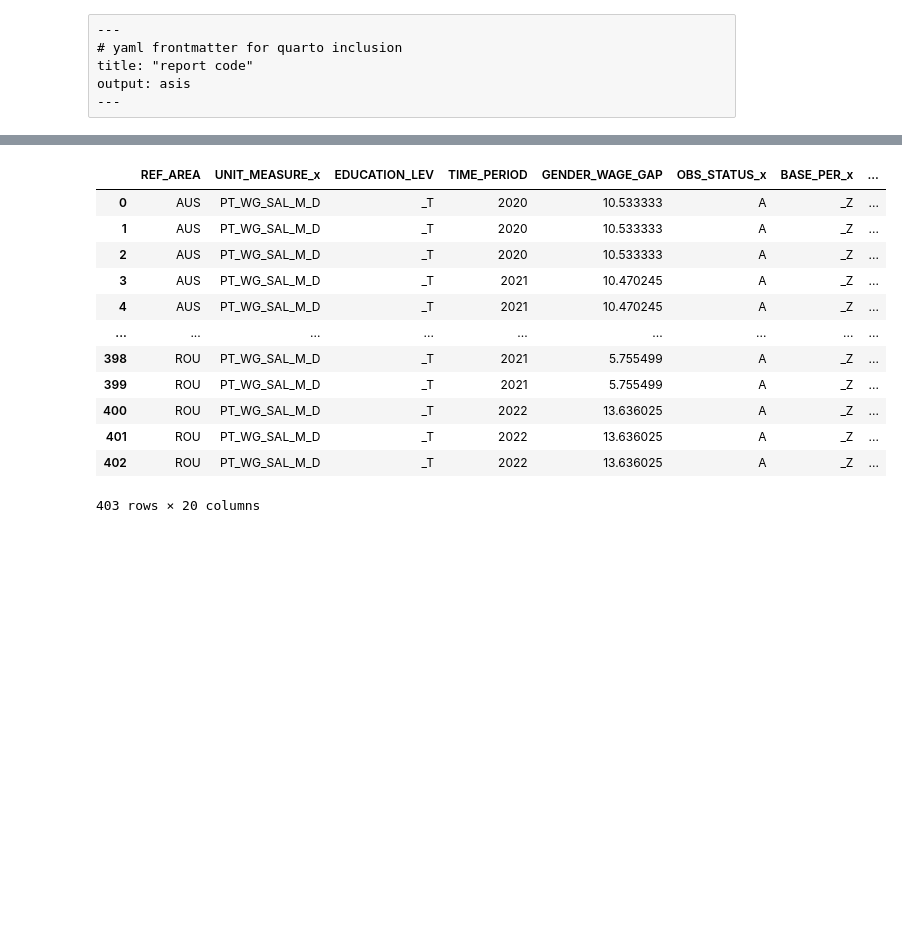
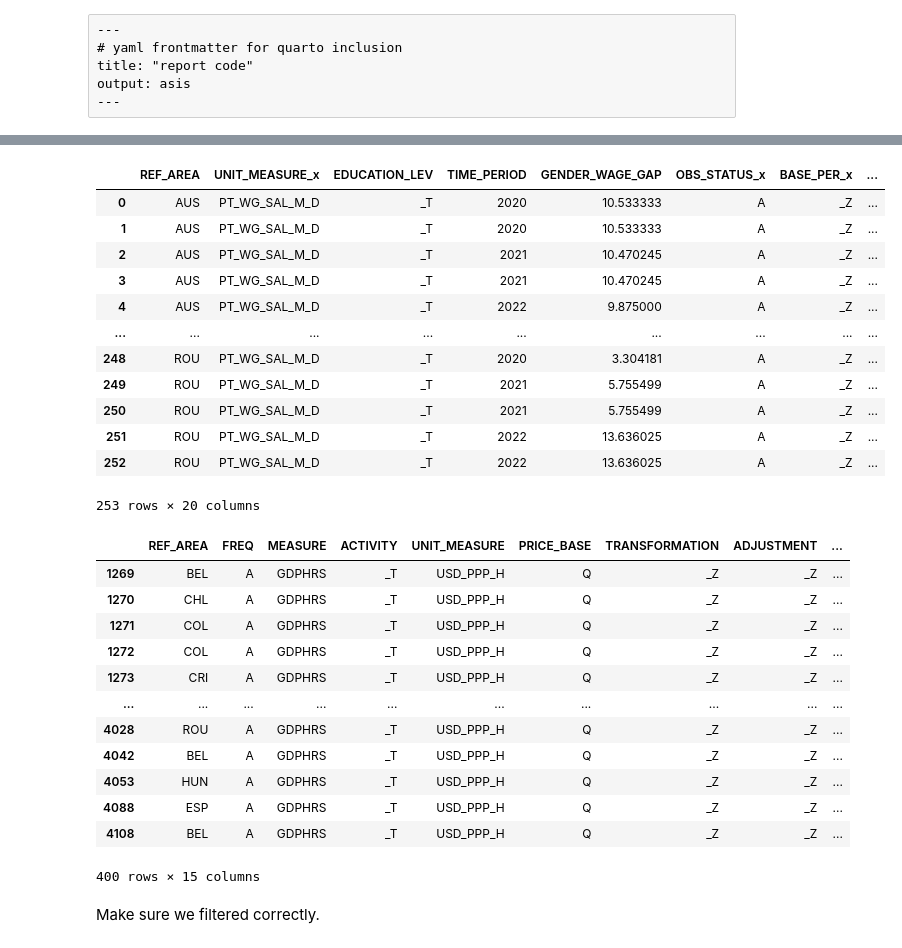
Before and after one commit to OsKaR31415/analyse_de_donnees_projet_1, a Jupyter notebook: report.ipynb, the cells around one changed output, grey strips where cells are left out. Drawn from its saved outputs; the diff is of its cells as text; code cells hidden in the pictures; blank space fills up the shorter version.

```diff
--- a/report.ipynb
+++ b/report.ipynb
@@ -56,13 +52,11 @@ DATASETS = [
         "name": "Gender wage gap",
 
         "url": "https://sdmx.oecd.org/public/rest/data/OECD.WISE.WDP,DSD_HSL@DF_HSL_CWB,1.1/.2_2...._T./all?startPeriod=2010&dimensionAtObservation=AllDimensions&format=csvfile",
-        "force_csv": False,
         "filename": "gender_wage_gap.csv",
     },
     {
         "name": "Productivity levels",
         "url": "https://sdmx.oecd.org/public/rest/data/OECD.SDD.TPS,DSD_PDB@DF_PDB_LV,1.0/.A.......?startPeriod=2020&dimensionAtObservation=AllDimensions&format=csvfile",
-        "force_csv": False,
         "filename": "productivity_levels.csv"
     },
 ]
@@ -69,16 +65,15 @@ DATASETS = [
 # %%
-#| label: tables
+#| label: raw-data-tables
 #| layout-ncol: 1
-GENDER_WAGE_GAP = (get_data(**DATASETS[0]).drop(columns=['DATAFLOW', 'MEASURE', 'AGE', 'SEX', 'DOMAIN', 'UNIT_MULT', 'DECIMALS'])
-                                         .rename(columns = {'OBS_VALUE': 'GENDER_WAGE_GAP'}))
-PRODUCTIVITY = get_data(**DATASETS[1]).drop(columns=['DATAFLOW'])
-GDPPOP = (PRODUCTIVITY[PRODUCTIVITY.MEASURE == 'GDPPOP']
-                                   .rename(columns = {'OBS_VALUE': 'GDPPOP'}))
+GENDER_WAGE_GAP = (get_data(**DATASETS[0])
+    .drop(columns=['DATAFLOW', 'MEASURE', 'AGE', 'SEX', 'DOMAIN', 'UNIT_MULT', 'DECIMALS'])
+    .rename(columns = {'OBS_VALUE': 'GENDER_WAGE_GAP'}))
+PRODUCTIVITY = (get_data(**DATASETS[1])
+    .drop(columns=['DATAFLOW']))
 
 
-
-display(GENDER_WAGE_GAP[['TIME_PERIOD','REF_AREA',  'UNIT_MEASURE', 'GENDER_WAGE_GAP']])
-display(GDPPOP[['TIME_PERIOD', 'REF_AREA', 'UNIT_MEASURE', 'GDPPOP']].sort_values('UNIT_MEASURE'))
+display(GENDER_WAGE_GAP[['TIME_PERIOD','REF_AREA', 'UNIT_MEASURE', 'GENDER_WAGE_GAP']])
+display(GDPHRS[['TIME_PERIOD', 'REF_AREA', 'UNIT_MEASURE', 'GDPHRS']].sort_values('UNIT_MEASURE'))
 # %% [output]
 |  | TIME_PERIOD | REF_AREA | UNIT_MEASURE | GENDER_WAGE_GAP |
 | 0 | 2010 | AUS | PT_WG_SAL_M_D | 14.042934 |
@@ -109,20 +107,43 @@ display(GDPPOP[['TIME_PERIOD', 'REF_AREA', 'UNIT_MEASURE', 'GDPPOP']].sort_value
 # %%
-DATA = GENDER_WAGE_GAP.merge(GDPPOP,
+GDPHRS = (PRODUCTIVITY[PRODUCTIVITY.MEASURE == 'GDPHRS']
+          .rename(columns = {'OBS_VALUE': 'GDPHRS'}))
+GDPHRS = (GDPHRS[(GDPHRS.BASE_PER == 2020)  ])
+                  # & (GDPHRS['UNIT_MEASURE'] == 'USD_PPP_PS')])
+#GENDER_WAGE_GAP = GENDER_WAGE_GAP.loc[GENDER_WAGE_GAP['UNIT_MEASURE'] == ]
+
+# merge two datasets into one
+DATA = GENDER_WAGE_GAP.merge(GDPHRS,
                             how='inner',
                             on=['TIME_PERIOD', 'REF_AREA'])
 display(DATA)
+display(GDPHRS)
 # %% [output]
 |  | REF_AREA | UNIT_MEASURE_x | EDUCATION_LEV | TIME_PERIOD | GENDER_WAGE_GAP | OBS_STATUS_x | BASE_PER_x | ... |
 | 0 | AUS | PT_WG_SAL_M_D | _T | 2020 | 10.533333 | A | _Z | ... |
 | 1 | AUS | PT_WG_SAL_M_D | _T | 2020 | 10.533333 | A | _Z | ... |
-| 2 | AUS | PT_WG_SAL_M_D | _T | 2020 | 10.533333 | A | _Z | ... |
+| 2 | AUS | PT_WG_SAL_M_D | _T | 2021 | 10.470245 | A | _Z | ... |
 | 3 | AUS | PT_WG_SAL_M_D | _T | 2021 | 10.470245 | A | _Z | ... |
-| 4 | AUS | PT_WG_SAL_M_D | _T | 2021 | 10.470245 | A | _Z | ... |
+| 4 | AUS | PT_WG_SAL_M_D | _T | 2022 | 9.875000 | A | _Z | ... |
 | ... | ... | ... | ... | ... | ... | ... | ... | ... |
-| 398 | ROU | PT_WG_SAL_M_D | _T | 2021 | 5.755499 | A | _Z | ... |
-| 399 | ROU | PT_WG_SAL_M_D | _T | 2021 | 5.755499 | A | _Z | ... |
-| 400 | ROU | PT_WG_SAL_M_D | _T | 2022 | 13.636025 | A | _Z | ... |
-| 401 | ROU | PT_WG_SAL_M_D | _T | 2022 | 13.636025 | A | _Z | ... |
-| 402 | ROU | PT_WG_SAL_M_D | _T | 2022 | 13.636025 | A | _Z | ... |
+| 248 | ROU | PT_WG_SAL_M_D | _T | 2020 | 3.304181 | A | _Z | ... |
+| 249 | ROU | PT_WG_SAL_M_D | _T | 2021 | 5.755499 | A | _Z | ... |
+| 250 | ROU | PT_WG_SAL_M_D | _T | 2021 | 5.755499 | A | _Z | ... |
+| 251 | ROU | PT_WG_SAL_M_D | _T | 2022 | 13.636025 | A | _Z | ... |
+| 252 | ROU | PT_WG_SAL_M_D | _T | 2022 | 13.636025 | A | _Z | ... |
-403 rows × 20 columns
+253 rows × 20 columns
+|  | REF_AREA | FREQ | MEASURE | ACTIVITY | UNIT_MEASURE | PRICE_BASE | TRANSFORMATION | ADJUSTMENT | ... |
+| 1269 | BEL | A | GDPHRS | _T | USD_PPP_H | Q | _Z | _Z | ... |
+| 1270 | CHL | A | GDPHRS | _T | USD_PPP_H | Q | _Z | _Z | ... |
+| 1271 | COL | A | GDPHRS | _T | USD_PPP_H | Q | _Z | _Z | ... |
+| 1272 | COL | A | GDPHRS | _T | USD_PPP_H | Q | _Z | _Z | ... |
+| 1273 | CRI | A | GDPHRS | _T | USD_PPP_H | Q | _Z | _Z | ... |
+| ... | ... | ... | ... | ... | ... | ... | ... | ... | ... |
+| 4028 | ROU | A | GDPHRS | _T | USD_PPP_H | Q | _Z | _Z | ... |
+| 4042 | BEL | A | GDPHRS | _T | USD_PPP_H | Q | _Z | _Z | ... |
+| 4053 | HUN | A | GDPHRS | _T | USD_PPP_H | Q | _Z | _Z | ... |
+| 4088 | ESP | A | GDPHRS | _T | USD_PPP_H | Q | _Z | _Z | ... |
+| 4108 | BEL | A | GDPHRS | _T | USD_PPP_H | Q | _Z | _Z | ... |
+400 rows × 15 columns
+# %% [markdown]
+Make sure we filtered correctly.
 # %%
```
Also changed, not shown: parts of 12 cells of this notebook.
